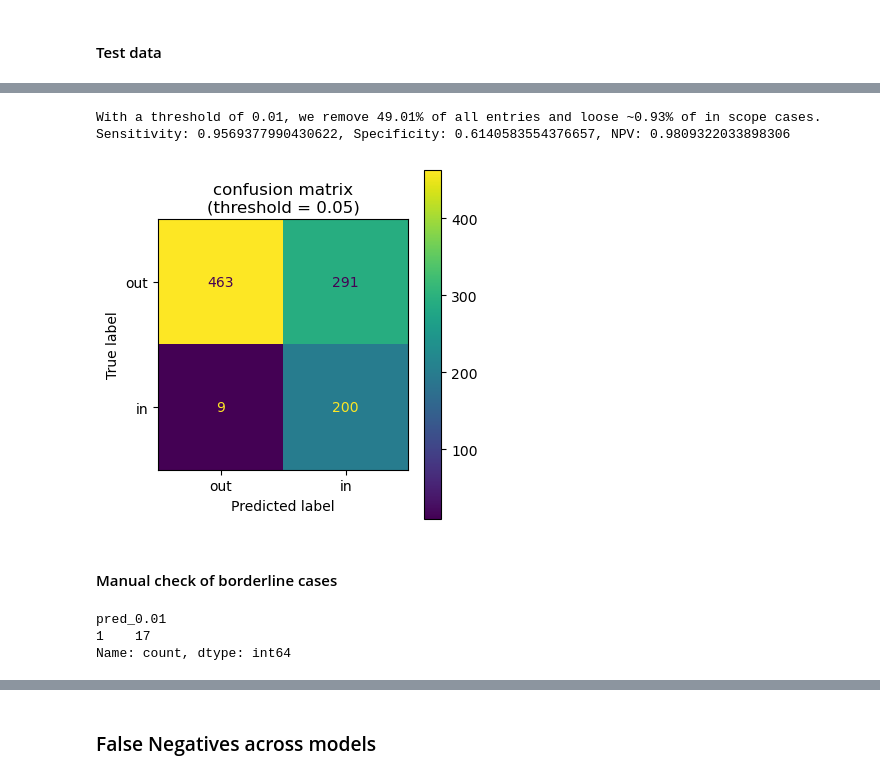
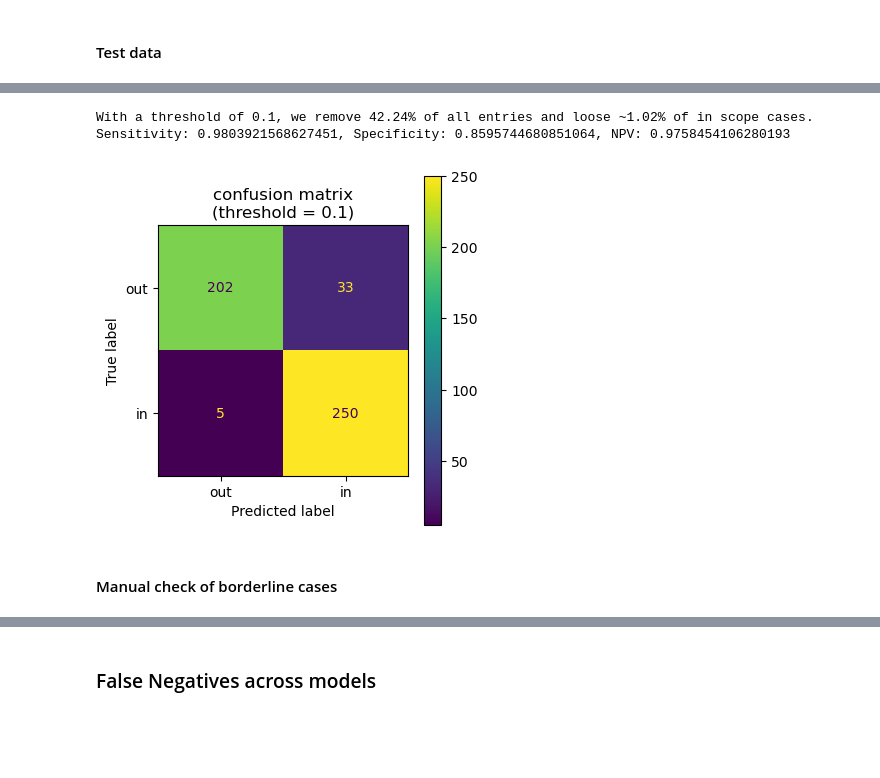
Before and after one commit to violah-fellow/SHEEP, a Jupyter notebook: Patents/ML/Optimisation_Stage1_patents.ipynb, the cells around one changed output, grey strips where cells are left out. Drawn from its saved outputs; the diff is of its cells as text; code cells hidden in the pictures; blank space fills up the shorter version.

```diff
--- a/Patents/ML/Optimisation_Stage1_patents.ipynb
+++ b/Patents/ML/Optimisation_Stage1_patents.ipynb
@@ -391,7 +392,7 @@ mlp_grid[cols].sort_values('mean_test_npv', ascending=False)
 #### Cross validation
 # %%
 # Logistic Regression with C=10 and penalty='l2'
-clf = LogisticRegression(max_iter=1000, class_weight='balanced', C=0.1, penalty='l2', random_state=42)
+clf = LogisticRegression(max_iter=1000, class_weight='balanced', C=100, solver="liblinear", random_state=42)
 cv  = StratifiedKFold(n_splits=5, shuffle=True, random_state=42)
 # %%
 # fit model
@@ -708,7 +702,7 @@ lr_fn = d[(d['scope']=='in')  & (d['pred_0.15']==0)]
 #### Cross validation
 # %%
 # SVC
-svc = CalibratedClassifierCV(SVC(max_iter=1000, class_weight='balanced', C=10, kernel='rbf', gamma=0.001, random_state=42))
+svc = CalibratedClassifierCV(SVC(max_iter=1000, class_weight='balanced', C=100, kernel='rbf', gamma=0.01, random_state=42))
 cv  = StratifiedKFold(n_splits=5, shuffle=True, random_state=42)
 # %%
 # fit model
@@ -1016,7 +1004,7 @@ svc_fn = d[(d['scope']=='in')  & (d['pred_0.05']==0)]
 #### Cross validation
 # %%
 # MLP
-mlp = MLPClassifier(max_iter=1000, early_stopping=True, hidden_layer_sizes=(256,128), learning_rate_init=0.001490, alpha=0.000013, random_state=42)
+mlp = MLPClassifier(max_iter=1000, early_stopping=True, hidden_layer_sizes=(256,128), learning_rate_init=0.001, alpha=0.0004, random_state=42)
 cv  = StratifiedKFold(n_splits=5, shuffle=True, random_state=42)
 # %%
 # fit model
@@ -1238,6 +1226,6 @@ plt.show()
 # %%
 # Metrics for threshold T
-T = 0.01
+T = 0.1
 pred = (mlp_test_proba >= T).astype(int)
 
 TP = ((pred == 1) & (y_test_scope == 1)).sum()
@@ -1254,24 +1242,24 @@ p, c = np.unique(pred, return_counts=True)
 print(f"With a threshold of {T}, we remove {round(c[0] / (c[0] + c[1]) * 100, 2)}% of all entries and loose ~{round(FN / len(pred) * 100,2)}% of in scope cases.")
 print(f"Sensitivity: {sensitivity}, Specificity: {specificity}, NPV: {npv}")
 # %% [output]
-With a threshold of 0.01, we remove 49.01% of all entries and loose ~0.93% of in scope cases.
-Sensitivity: 0.9569377990430622, Specificity: 0.6140583554376657, NPV: 0.9809322033898306
+With a threshold of 0.1, we remove 42.24% of all entries and loose ~1.02% of in scope cases.
+Sensitivity: 0.9803921568627451, Specificity: 0.8595744680851064, NPV: 0.9758454106280193
 # %%
-mlp_test_preds_001 = (mlp_test_proba >= 0.01).astype(int)  # binary at default threshold
+mlp_test_preds_T = (mlp_test_proba >= T).astype(int)  # binary at default threshold
 
 # Plot confusion matrix
 fig, ax = plt.subplots(figsize=(4,4))
 
 ConfusionMatrixDisplay(
-    confusion_matrix(y_test_scope, mlp_test_preds_001),
+    confusion_matrix(y_test_scope, mlp_test_preds_T),
     display_labels=['out', 'in']
 ).plot(ax=ax)
-ax.set_title('confusion matrix\n(threshold = 0.05)')
+ax.set_title(f'confusion matrix\n(threshold = {T})')
 
 plt.tight_layout()
-plt.savefig('Plots/SPECTER_MLP_T001_ConfusionMatrix.png', dpi=150, bbox_inches='tight')
+plt.savefig(f'Plots/PatentSBERTa_MLP_T{T}_ConfusionMatrix.png', dpi=150, bbox_inches='tight')
 plt.show()
 # %% [output]
-[figure, old version]
+[figure, new version]
 # %% [markdown]
 #### Manual check of borderline cases
@@ -1298,12 +1276,6 @@ d_test['proba'] = mlp_test_proba
 d_test[f'pred_{T}'] = (d_test['proba'] >= T).astype(int)
 
 d = pd.concat([d_train, d_test])
-# %%
-d[d['id'].isin(borderline)].value_counts(f'pred_{T}')
-# %% [output]
-pred_0.01
-1    17
-Name: count, dtype: int64
 # %%
 # Check wether truncation during embedding makes a difference
 d.groupby(['scope', 'truncated'])['proba'].mean()
```
Also changed, not shown: parts of 99 cells of this notebook, 9 other files.
